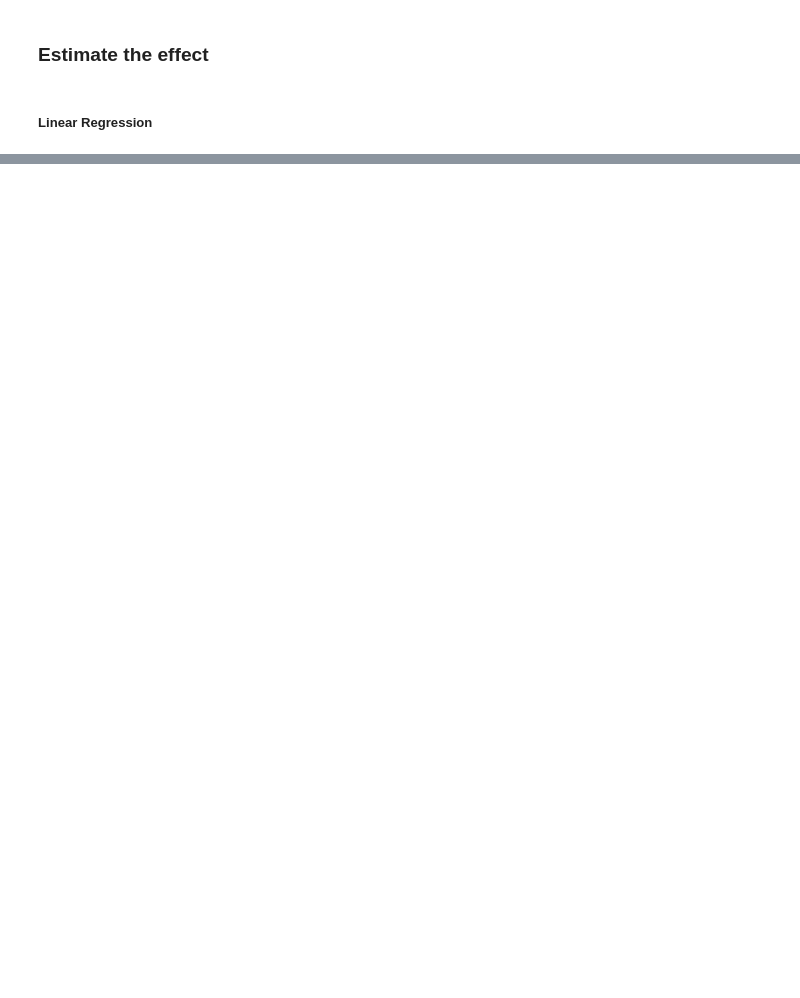
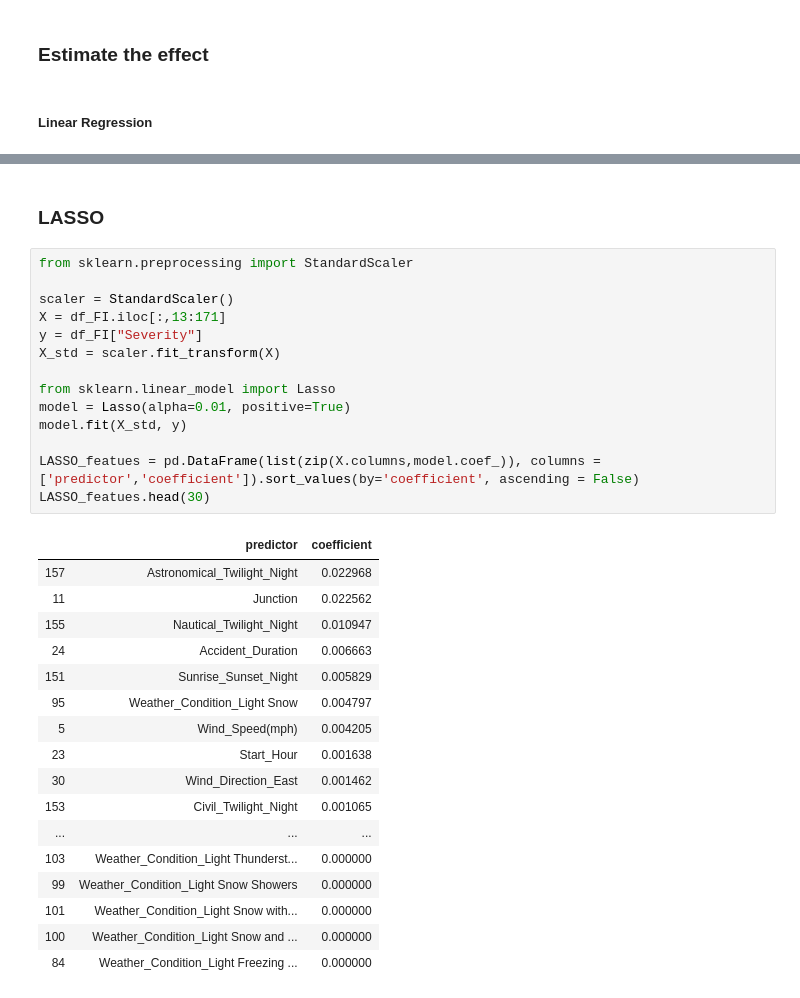
Before and after one commit to McGill-MMA-EnterpriseAnalytics/US-Accidents, a Jupyter notebook: Enterpise_Final_NB.ipynb, the cells around one changed output, grey strips where cells are left out. Drawn from its saved outputs; the diff is of its cells as text; blank space fills up the shorter version.

```diff
--- a/Enterpise_Final_NB.ipynb
+++ b/Enterpise_Final_NB.ipynb
@@ -227,0 +328,34 @@ print("Causal Estimate is " + str(causal_estimate_regdist.value))
+# %% [markdown]
+### LASSO ###
+# %%
+from sklearn.preprocessing import StandardScaler
+
+scaler = StandardScaler()
+X = df_FI.iloc[:,13:171]
+y = df_FI["Severity"]
+X_std = scaler.fit_transform(X)
+
+from sklearn.linear_model import Lasso
+model = Lasso(alpha=0.01, positive=True)
+model.fit(X_std, y)
+
+LASSO_featues = pd.DataFrame(list(zip(X.columns,model.coef_)), columns = ['predictor','coefficient']).sort_values(by='coefficient', ascending = False)
+LASSO_featues.head(30)
+# %% [output]
+|  | predictor | coefficient |
+| 157 | Astronomical_Twilight_Night | 0.022968 |
+| 11 | Junction | 0.022562 |
+| 155 | Nautical_Twilight_Night | 0.010947 |
+| 24 | Accident_Duration | 0.006663 |
+| 151 | Sunrise_Sunset_Night | 0.005829 |
+| 95 | Weather_Condition_Light Snow | 0.004797 |
+| 5 | Wind_Speed(mph) | 0.004205 |
+| 23 | Start_Hour | 0.001638 |
+| 30 | Wind_Direction_East | 0.001462 |
+| 153 | Civil_Twilight_Night | 0.001065 |
+| ... | ... | ... |
+| 103 | Weather_Condition_Light Thunderst... | 0.000000 |
+| 99 | Weather_Condition_Light Snow Showers | 0.000000 |
+| 101 | Weather_Condition_Light Snow with... | 0.000000 |
+| 100 | Weather_Condition_Light Snow and ... | 0.000000 |
+| 84 | Weather_Condition_Light Freezing ... | 0.000000 |
```
Also changed, not shown: parts of 34 cells of this notebook, 1 other file.
